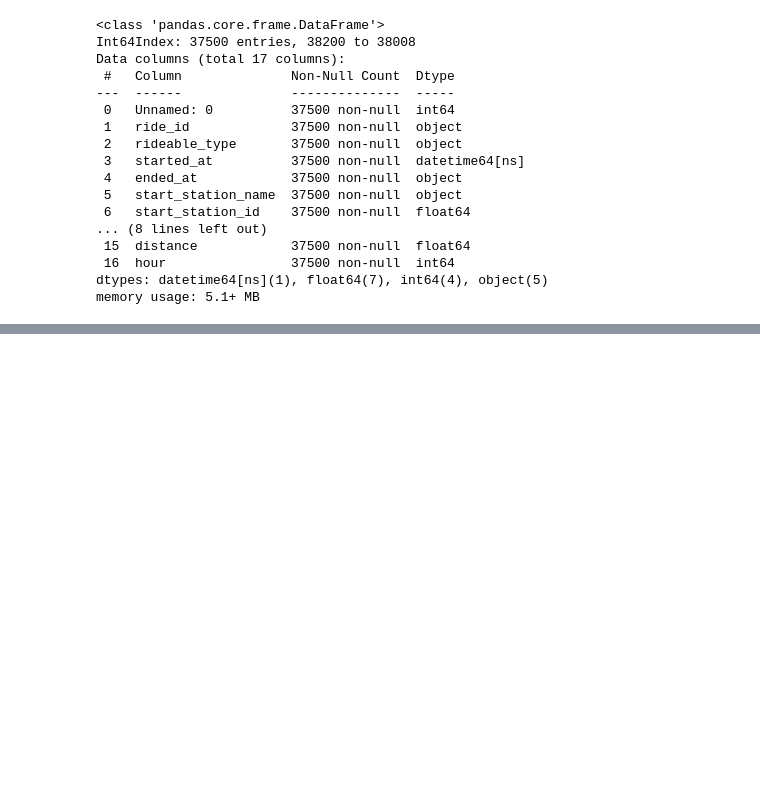
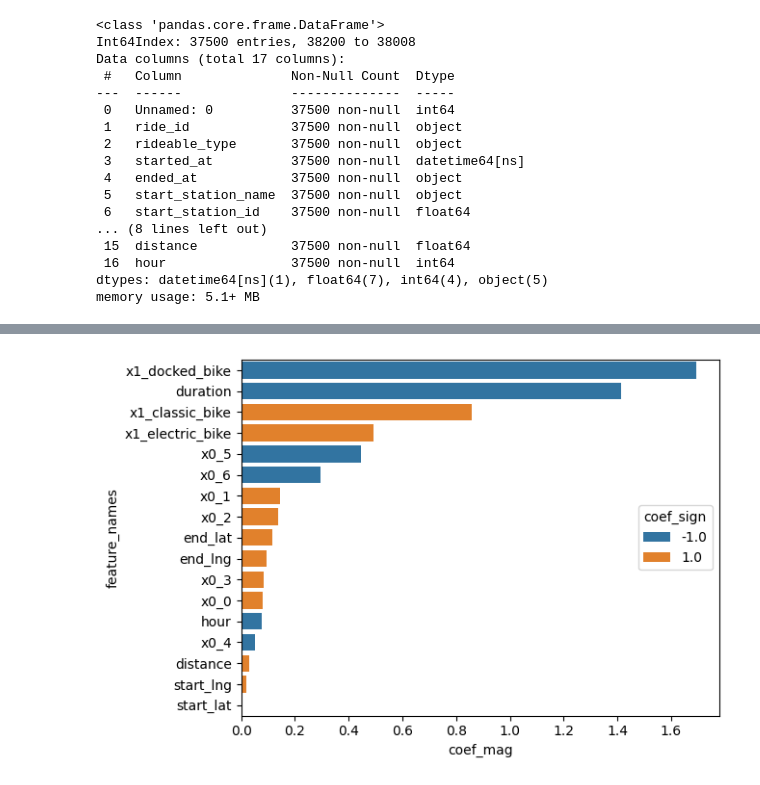
Before and after one commit to joshualawrencemorgan/CS5265-Foundations-of-Machine-Learning, a Jupyter notebook: Capital_Bikeshare_ML_Project.ipynb, the cells around one changed output, grey strips where cells are left out. Saved outputs shown, nothing was run; the diff lists cells and outputs as text; code cells hidden in the pictures; blank space fills up the shorter version.

Commit message:
Featured ML pipeline

```diff
--- a/Capital_Bikeshare_ML_Project.ipynb
+++ b/Capital_Bikeshare_ML_Project.ipynb
@@ -224,7 +224,7 @@ num_pipeline = Pipeline(steps=[('impute_num', SimpleImputer(strategy='mean')),
 # %%
 X_train.info()
 X_train.head()
-cat_cols = ['start_station_id', 'end_station_id', 'day_of_week', 'rideable_type']
+cat_cols = ['day_of_week', 'rideable_type']
 num_cols = ['duration', 'distance', 'start_lat', 'start_lng', 'end_lat', 'end_lng', 'hour']
 # %% [output]
 <class 'pandas.core.frame.DataFrame'>
@@ -282,0 +330,3 @@ grid_search.fit(X_train, y_train.values.ravel())
+# %%
+coefs = grid_search.best_estimator_['mdl'].coef_[0]
+coefs
@@ -282,0 +357,19 @@ grid_search.fit(X_train, y_train.values.ravel())
+# %%
+# get back the categorical features' original categories - recall that index 0 had the cat_pipe
+cat_names = grid_search.best_estimator_.named_steps['preproc'].transformers_[0][1].named_steps['onehot_cat'].get_feature_names_out()
+
+# get back the numerical features - recall that index 1 was the num_pipe
+num_names = grid_search.best_estimator_.named_steps['preproc'].transformers_[1][2]
+
+# score coefficients into a new dataframe
+coef_info = pd.DataFrame({'feature_names': np.hstack([cat_names, num_names]), 'feature_imp': coefs})
+
+# get sign and magnitude of the weights (coefs)
+coef_info = coef_info.assign(coef_mag = abs(coef_info['feature_imp']),
+                             coef_sign = np.sign(coef_info['feature_imp']))
+
+# sort the coef_info dataframe and plot with a barplot!
+coef_info = coef_info.set_index('feature_names').sort_values(by='coef_mag', ascending=False)
+sns.barplot(y=coef_info.index, x='coef_mag', hue='coef_sign', data=coef_info, orient='h', dodge=False);
+# %% [output]
+[figure, added]
```
Also changed, not shown: parts of 7 cells of this notebook.
